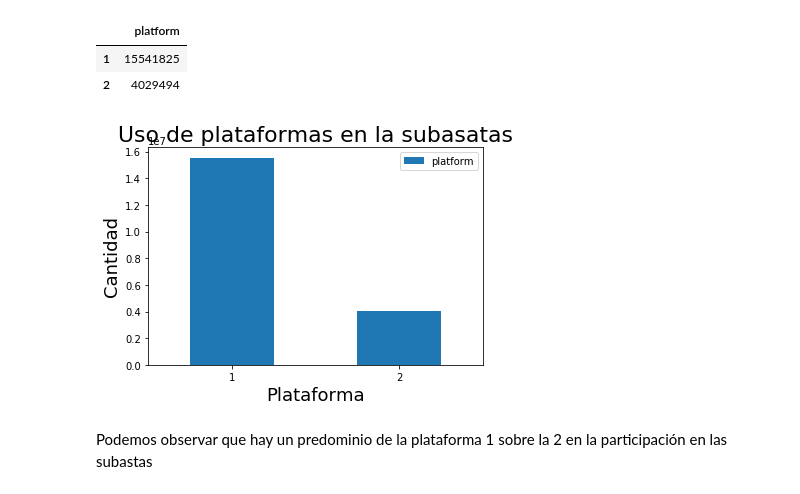
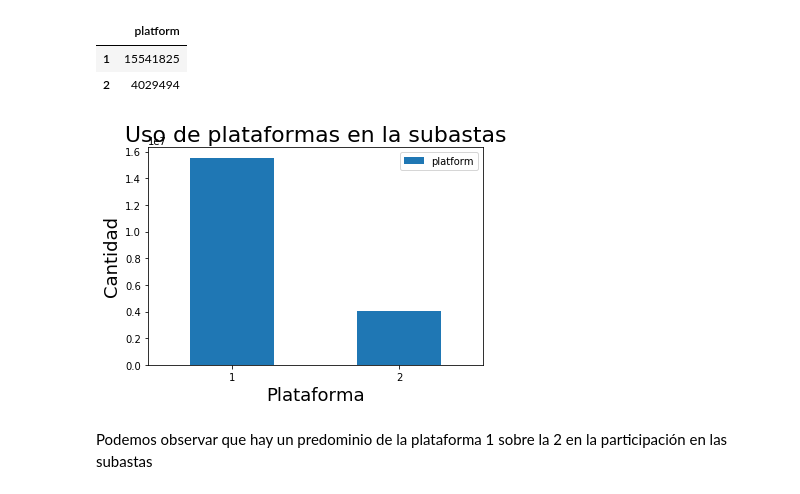
Before and after one commit to faristegui/tpdatos2019, a Jupyter notebook: notebooks/Auctions_Analisis_cesar.ipynb, the cells around one changed output. Drawn from its saved outputs; the diff is of its cells as text; code cells hidden in the pictures.

```diff
--- a/notebooks/Auctions_Analisis_cesar.ipynb
+++ b/notebooks/Auctions_Analisis_cesar.ipynb
@@ -29,7 +29,7 @@ os.chdir('/home/cesar/universidad/7506/tp/2019_1C/data/')
 # %%
 %time
 # Carga de archivos CSV
-dfAuctions = pd.read_csv('auctions.csv',
+dfAuctions = pd.read_csv('../data/auctions.csv',
                  usecols=['country', 'date', 'device_id', 'platform','ref_type_id', 'source_id'],
                  dtype={'platform':np.int8, 'ref_type_id':np.int8, 'source_id':np.int8})
 dfAuctions.head(1)
@@ -121,10 +122,10 @@ dfAuctions_platform
 # %%
 dfAuctions_platform.plot(rot=0,kind="bar")
 plt.ylabel('Cantidad',fontsize=18);
 plt.xlabel('Plataforma',fontsize=18);
-plt.title( "Uso de plataformas en la subasatas",fontsize=22);
+plt.title( "Uso de plataformas en la subastas",fontsize=22);
 # %% [output]
-[figure, old version]
+[figure, new version]
 # %% [markdown]
 Podemos observar que hay un predominio de la plataforma 1 sobre la 2 en la participación en las subastas
 # %% [markdown]
```
Also changed, not shown: parts of 2 cells of this notebook, 2 other files.
